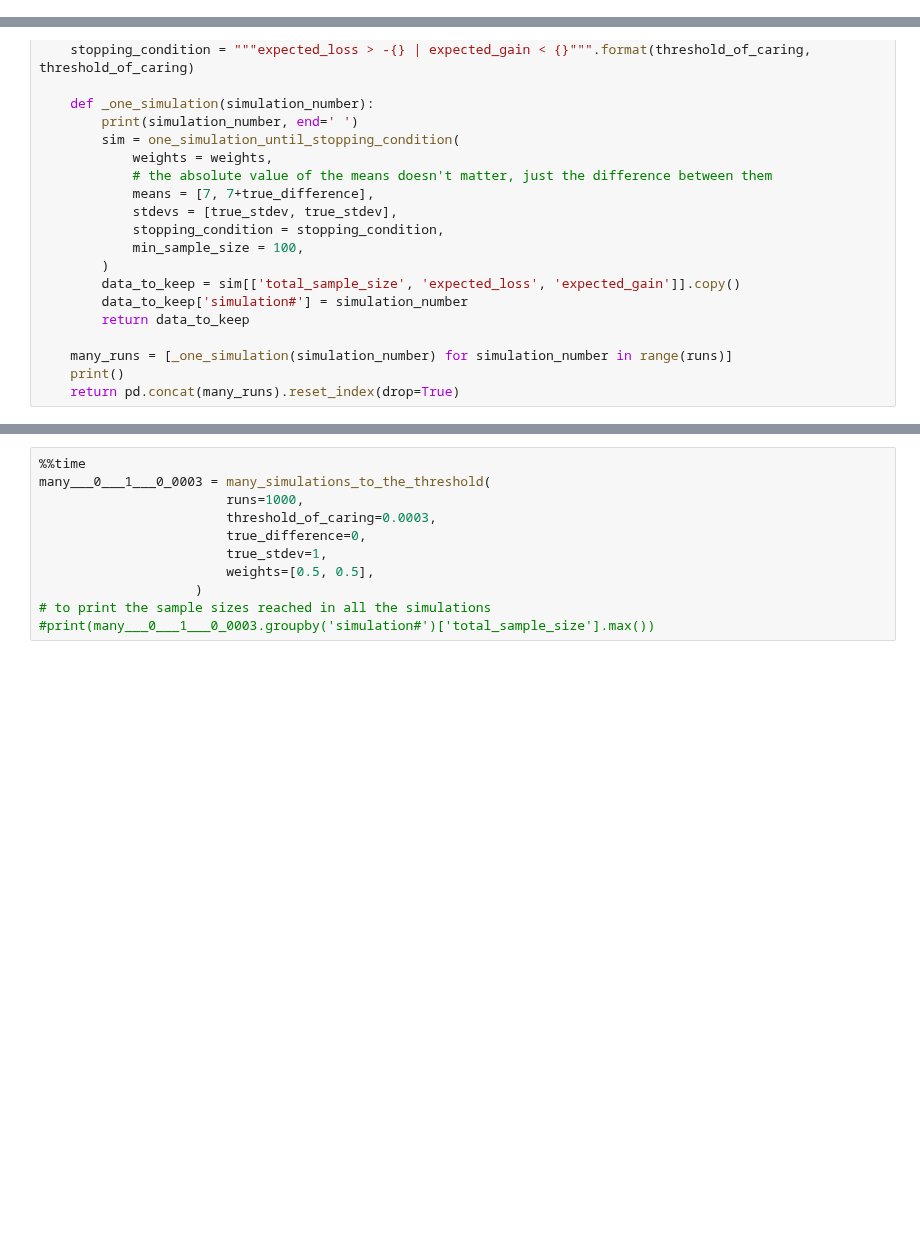
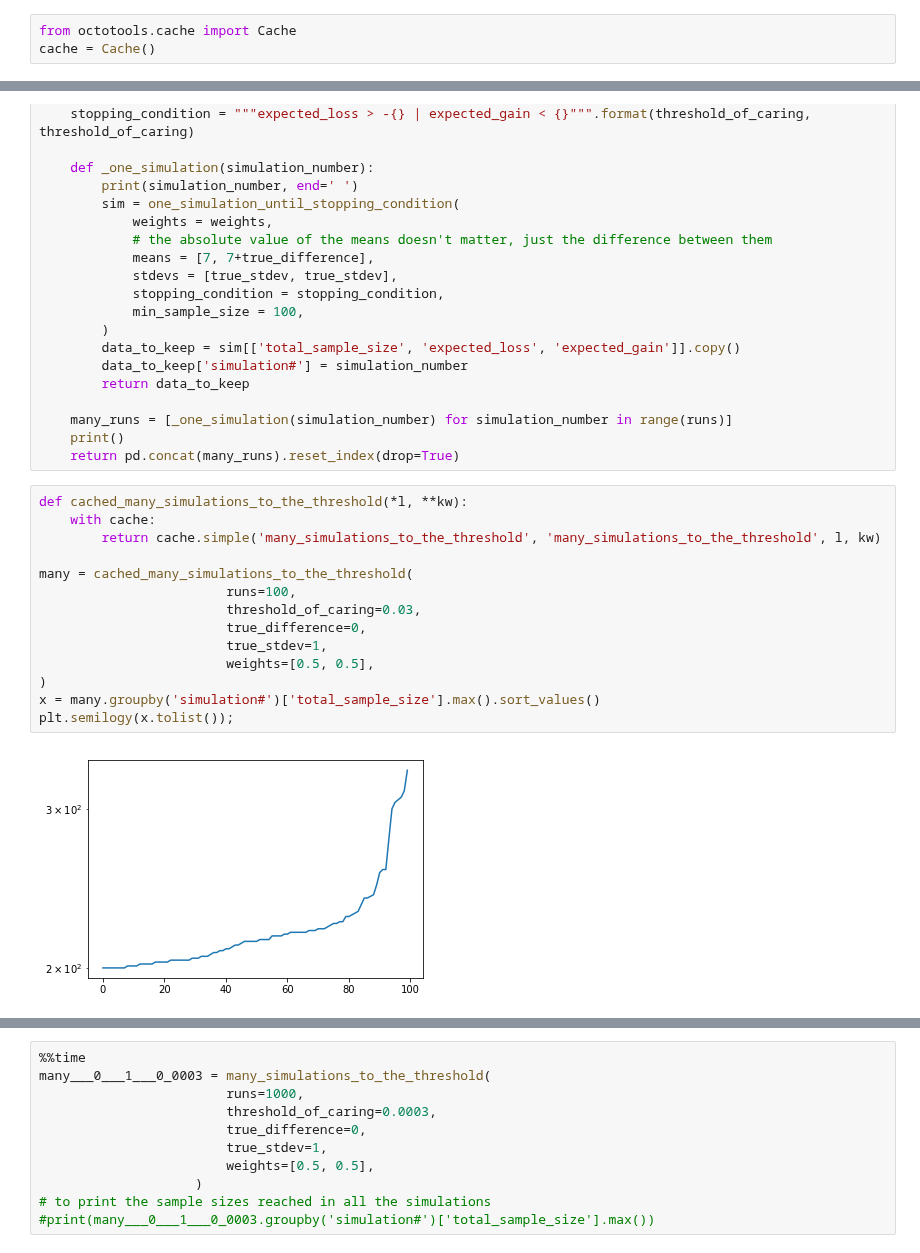
Before and after one commit to aaronmcdaid/bayesian.risk, a Jupyter notebook: notebooks/Using the Ratio Of Expected Gain to Expected Loss (REGEL) for fast A-B testing.ipynb, the cells around one changed output, grey strips where cells are left out. Drawn from its saved outputs; the diff is of its cells as text; blank space fills up the shorter version.

Commit message:
Using octotools.cache

```diff
--- a/notebooks/Using the Ratio Of Expected Gain to Expected Loss (REGEL) for fast A-B testing.ipynb
+++ b/notebooks/Using the Ratio Of Expected Gain to Expected Loss (REGEL) for fast A-B testing.ipynb
@@ -16,6 +16,9 @@ import matplotlib.pyplot as plt
 # %%
 # See my blog post here:  http://aaronmcdaid.com/blog.posts/multiplot_from_generator/
 from notebook_utils import multiplot_from_generator
+# %%
+from octotools.cache import Cache
+cache = Cache()
 # %% [markdown]
 ## No true difference
 
@@ -124,3 +127,19 @@ def many_simulations_to_the_threshold(runs, threshold_of_caring, true_difference
     many_runs = [_one_simulation(simulation_number) for simulation_number in range(runs)]
     print()
     return pd.concat(many_runs).reset_index(drop=True)
+# %%
+def cached_many_simulations_to_the_threshold(*l, **kw):
+    with cache:
+        return cache.simple('many_simulations_to_the_threshold', 'many_simulations_to_the_threshold', l, kw)
+
+many = cached_many_simulations_to_the_threshold(
+                        runs=100,
+                        threshold_of_caring=0.03,
+                        true_difference=0,
+                        true_stdev=1,
+                        weights=[0.5, 0.5],
+)
+x = many.groupby('simulation#')['total_sample_size'].max().sort_values()
+plt.semilogy(x.tolist());
+# %% [output]
+[figure, added]
```
Also changed, not shown: parts of 3 cells of this notebook.
